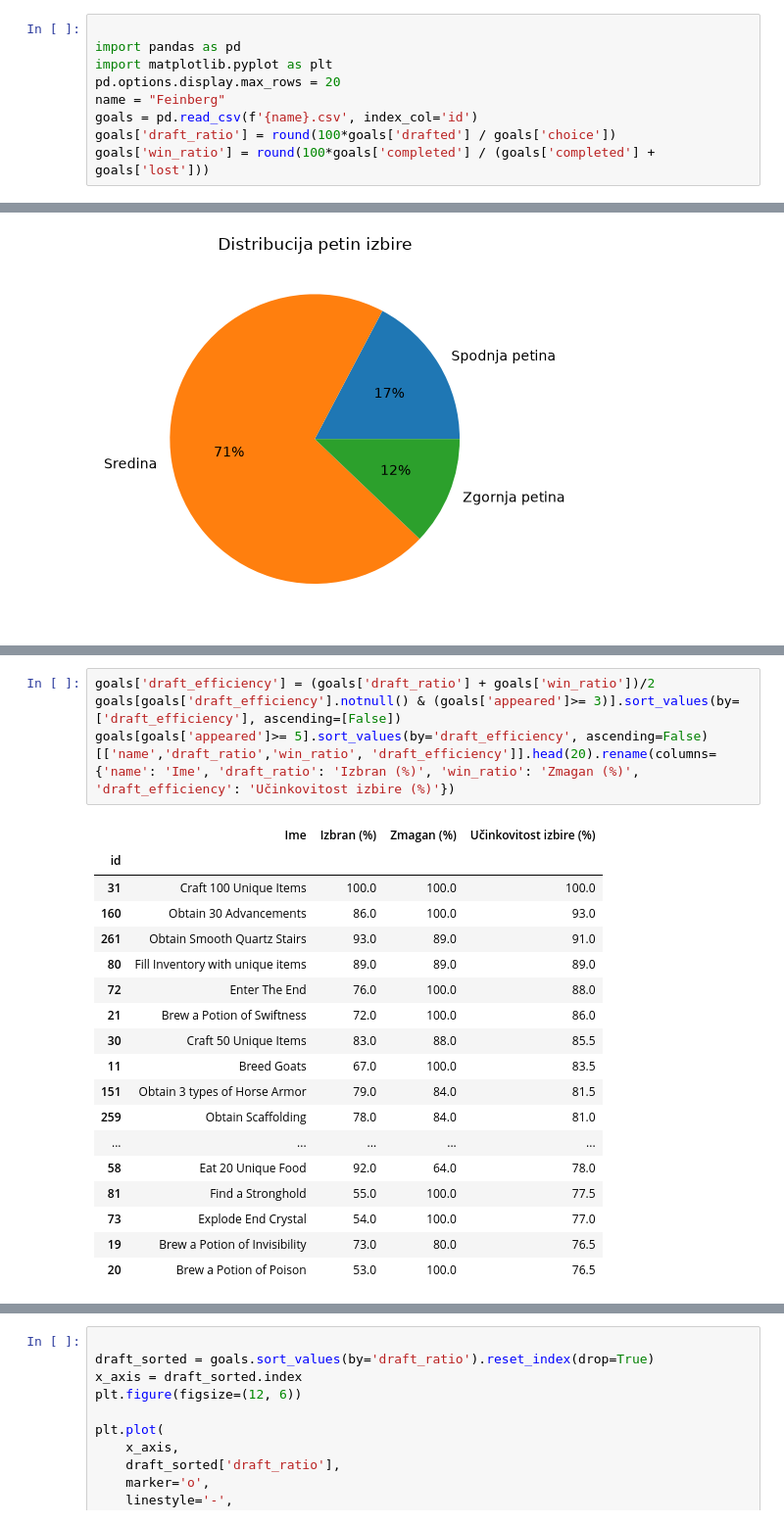
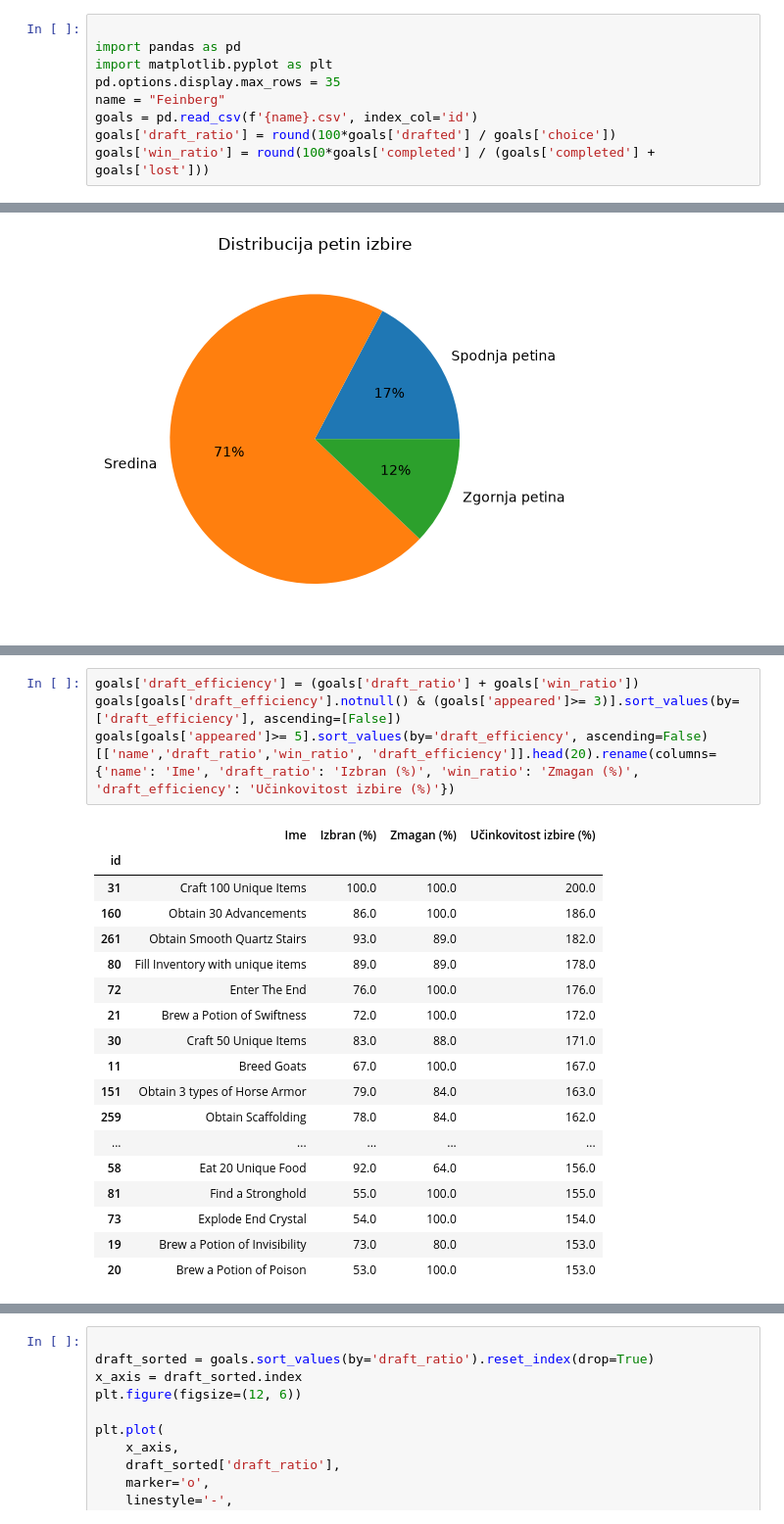
Before and after one commit to ZigaO4/UVP-seminarska, a Jupyter notebook: analiza_podatkov.ipynb, the cells around one changed output, grey strips where cells are left out. Shown at 98% size. Drawn from its saved outputs; the diff is of its cells as text.

```diff
--- a/analiza podatkov.ipynb
+++ b/analiza_podatkov.ipynb
@@ -4,7 +14,7 @@
 
 import pandas as pd
 import matplotlib.pyplot as plt
-pd.options.display.max_rows = 20
+pd.options.display.max_rows = 35
 name = "Feinberg"
 goals = pd.read_csv(f'{name}.csv', index_col='id')
 goals['draft_ratio'] = round(100*goals['drafted'] / goals['choice'])
@@ -167,23 +195,23 @@ plt.show()
 # %%
-goals['draft_efficiency'] = (goals['draft_ratio'] + goals['win_ratio'])/2
+goals['draft_efficiency'] = (goals['draft_ratio'] + goals['win_ratio'])
 goals[goals['draft_efficiency'].notnull() & (goals['appeared']>= 3)].sort_values(by=['draft_efficiency'], ascending=[False])
 goals[goals['appeared']>= 5].sort_values(by='draft_efficiency', ascending=False)[['name','draft_ratio','win_ratio', 'draft_efficiency']].head(20).rename(columns={'name': 'Ime', 'draft_ratio': 'Izbran (%)', 'win_ratio': 'Zmagan (%)', 'draft_efficiency': 'Učinkovitost izbire (%)'})
 # %% [output]
 |  | Ime | Izbran (%) | Zmagan (%) | Učinkovitost izbire (%) |
 | id |  |  |  |  |
-| 31 | Craft 100 Unique Items | 100.0 | 100.0 | 100.0 |
-| 160 | Obtain 30 Advancements | 86.0 | 100.0 | 93.0 |
-| 261 | Obtain Smooth Quartz Stairs | 93.0 | 89.0 | 91.0 |
-| 80 | Fill Inventory with unique items | 89.0 | 89.0 | 89.0 |
-| 72 | Enter The End | 76.0 | 100.0 | 88.0 |
-| 21 | Brew a Potion of Swiftness | 72.0 | 100.0 | 86.0 |
-| 30 | Craft 50 Unique Items | 83.0 | 88.0 | 85.5 |
-| 11 | Breed Goats | 67.0 | 100.0 | 83.5 |
-| 151 | Obtain 3 types of Horse Armor | 79.0 | 84.0 | 81.5 |
-| 259 | Obtain Scaffolding | 78.0 | 84.0 | 81.0 |
+| 31 | Craft 100 Unique Items | 100.0 | 100.0 | 200.0 |
+| 160 | Obtain 30 Advancements | 86.0 | 100.0 | 186.0 |
+| 261 | Obtain Smooth Quartz Stairs | 93.0 | 89.0 | 182.0 |
+| 80 | Fill Inventory with unique items | 89.0 | 89.0 | 178.0 |
+| 72 | Enter The End | 76.0 | 100.0 | 176.0 |
+| 21 | Brew a Potion of Swiftness | 72.0 | 100.0 | 172.0 |
+| 30 | Craft 50 Unique Items | 83.0 | 88.0 | 171.0 |
+| 11 | Breed Goats | 67.0 | 100.0 | 167.0 |
+| 151 | Obtain 3 types of Horse Armor | 79.0 | 84.0 | 163.0 |
+| 259 | Obtain Scaffolding | 78.0 | 84.0 | 162.0 |
 | ... | ... | ... | ... | ... |
-| 58 | Eat 20 Unique Food | 92.0 | 64.0 | 78.0 |
-| 81 | Find a Stronghold | 55.0 | 100.0 | 77.5 |
-| 73 | Explode End Crystal | 54.0 | 100.0 | 77.0 |
-| 19 | Brew a Potion of Invisibility | 73.0 | 80.0 | 76.5 |
-| 20 | Brew a Potion of Poison | 53.0 | 100.0 | 76.5 |
+| 58 | Eat 20 Unique Food | 92.0 | 64.0 | 156.0 |
+| 81 | Find a Stronghold | 55.0 | 100.0 | 155.0 |
+| 73 | Explode End Crystal | 54.0 | 100.0 | 154.0 |
+| 19 | Brew a Potion of Invisibility | 73.0 | 80.0 | 153.0 |
+| 20 | Brew a Potion of Poison | 53.0 | 100.0 | 153.0 |
```
Also changed, not shown: parts of 17 cells of this notebook.
